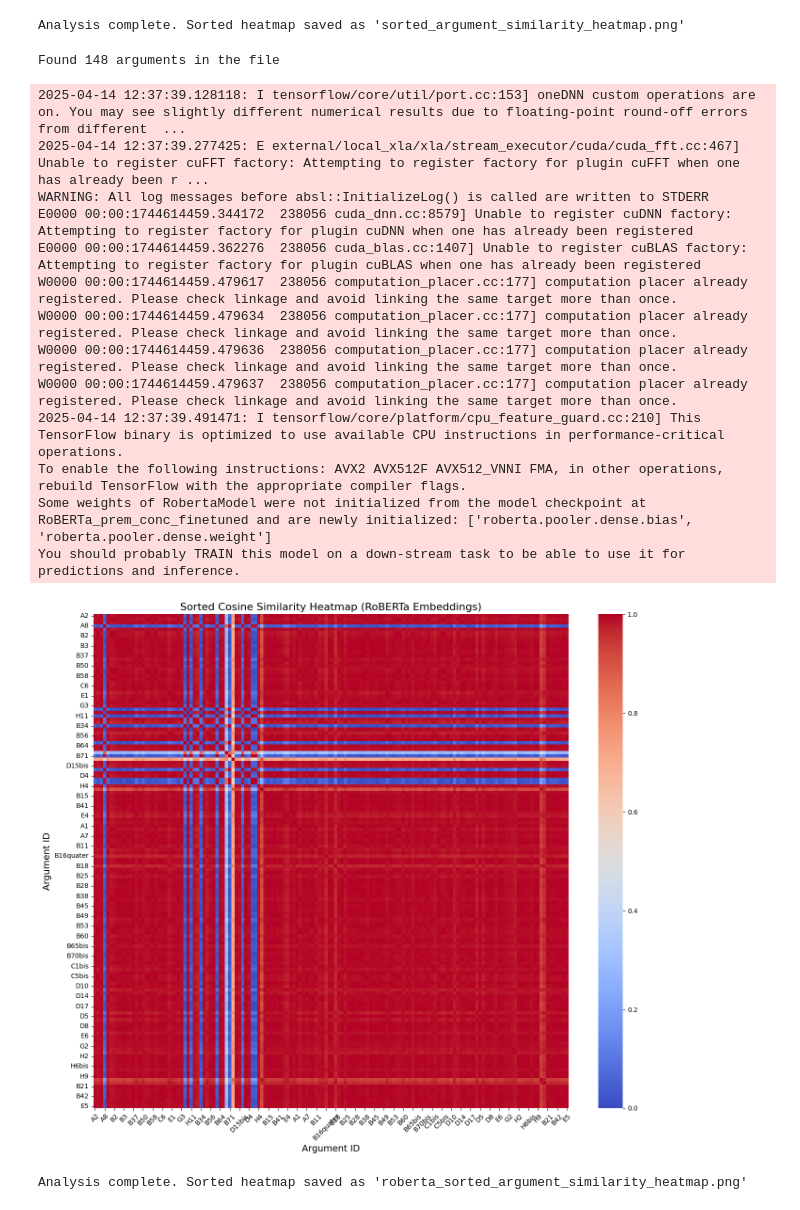
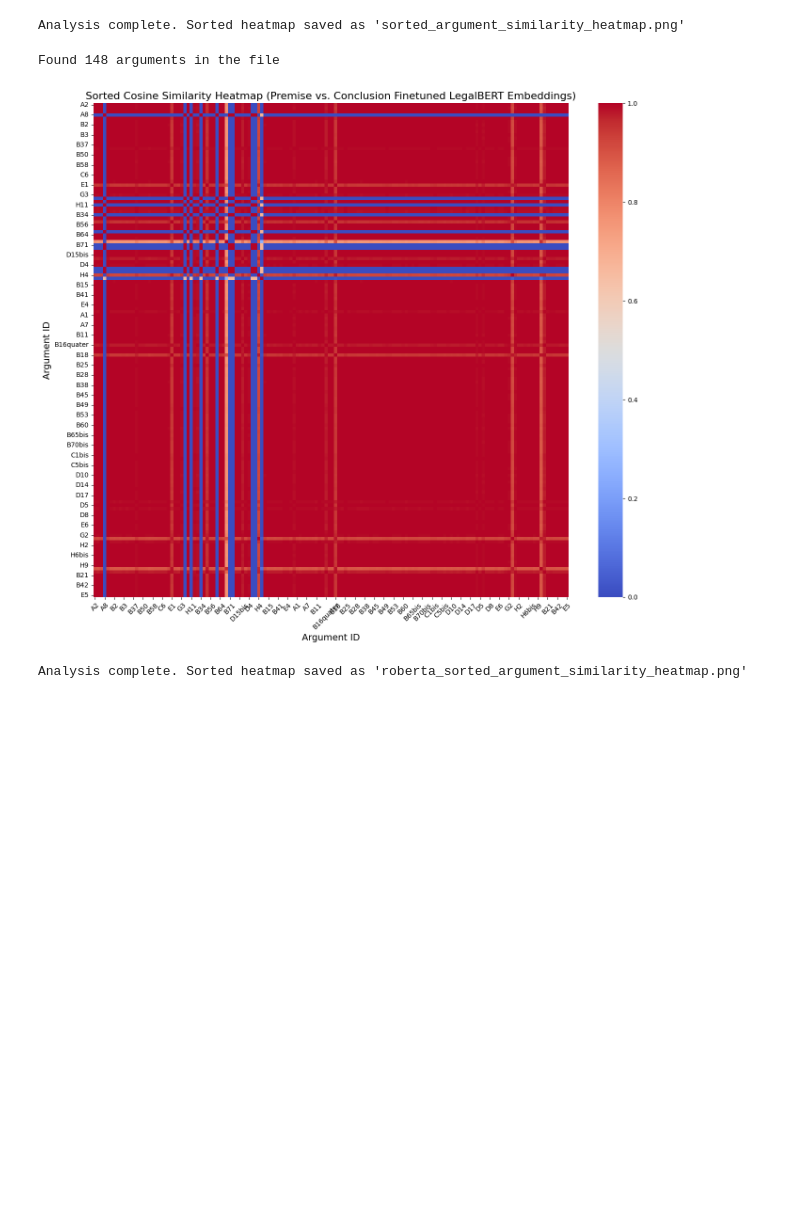
Before and after one commit to suyamoonpathak/ArgumentationMining, a Jupyter notebook: 4 cosine_similarity/similarity.ipynb, the cells around one changed output. Cells and saved outputs as stored; diff of their text form; code cells hidden in the pictures; blank space fills up the shorter version.

Commit message:
legalbert heatmaps

```diff
--- a/4 cosine_similarity/similarity.ipynb
+++ b/4 cosine_similarity/similarity.ipynb
@@ -417,47 +417,34 @@ def generate_sorted_similarity_heatmap(file_path, model_path, predefined_order):
         annot=False,  # No annotations as requested
         cmap="coolwarm",
         cbar=True,
         vmin=0,
         vmax=1
     )
 
-    plt.title("Sorted Cosine Similarity Heatmap (RoBERTa Embeddings)", fontsize=16)
+    plt.title("Sorted Cosine Similarity Heatmap (Premise vs. Conclusion Finetuned LegalBERT Embeddings)", fontsize=16)
     plt.xlabel("Argument ID", fontsize=14)
     plt.ylabel("Argument ID", fontsize=14)
     plt.xticks(rotation=45, fontsize=10)
     plt.yticks(rotation=0, fontsize=10)
     plt.tight_layout()
     plt.savefig("roberta_sorted_argument_similarity_heatmap.png", dpi=300, bbox_inches="tight")
     plt.show()
 
     return sorted_sim_df
 
 if __name__ == "__main__":
     # Use the predefined order from the user's input
     supporting_first = ['A2', 'A3', 'A6', 'A8', 'B14', 'B19', 'B2', 'B27', 'B29', 'B3', 'B31', 'B32', 'B37', 'B48', 'B5', 'B50', 'B54', 'B55', 'B58', 'B7', 'B70', 'C6', 'C9', 'D11', 'E1', 'E3', 'F3', 'G3', 'G6', 'H10', 'H11', 'B16bis', 'B33', 'B34', 'B39', 'B40', 'B56', 'B59', 'B62', 'B64', 'B66', 'B68', 'B71', 'C1', 'C4', 'D15bis', 'D19', 'D3', 'D4', 'E7', 'F4', 'H4', 'H5']
     attacking_next = ['B16bis', 'B64', 'C1', 'D1', 'D15bis', 'D4', 'B15', 'B35', 'B35bis', 'B41', 'B43', 'B63', 'E4', 'F1', 'H1']
     no_relation_last = ['57bis', 'A1', 'A4', 'A5', 'A7', 'B1', 'B10', 'B11', 'B12', 'B13', 'B16quater', 'B16ter', 'B17', 'B18', 'B20', 'B24', 'B25', 'B26', 'B27bis', 'B28', 'B30', 'B36', 'B38', 'B4', 'B44', 'B45', 'B46', 'B47', 'B49', 'B51', 'B52', 'B53', 'B57', 'B6', 'B60', 'B61', 'B65', 'B65bis', 'B67', 'B69', 'B70bis', 'B8', 'B9', 'C1bis', 'C3', 'C5', 'C5bis', 'C7', 'C8', 'D10', 'D12', 'D13', 'D14', 'D15', 'D16', 'D17', 'D18', 'D2', 'D5', 'D6', 'D7', 'D8', 'D8bis', 'D9', 'E2', 'E6', 'F2', 'G1', 'G2', 'G4', 'G5', 'H2', 'H3', 'H6', 'H6bis', 'H7', 'H8', 'H9', 'C2', 'B16', 'B21', 'B22', 'B23', 'B42', 'B57bis', 'B8bis', 'E5']
 
     # Combine all categories in the requested order
     predefined_order = supporting_first + attacking_next + no_relation_last
 
     # Generate the heatmap
-    similarity_matrix = generate_sorted_similarity_heatmap("R2021_Prosegur Compañía de Seguridad SA, established in Madrid (Spain) v Commission.xml", "RoBERTa_prem_conc_finetuned", predefined_order)
+    similarity_matrix = generate_sorted_similarity_heatmap("R2021_Prosegur Compañía de Seguridad SA, established in Madrid (Spain) v Commission.xml", "../3 GNN/best_model_legalbert_pc", predefined_order)
     print("Analysis complete. Sorted heatmap saved as 'roberta_sorted_argument_similarity_heatmap.png'")
 # %% [output]
 Found 148 arguments in the file
+[figure, new version]
-2025-04-14 12:37:39.128118: I tensorflow/core/util/port.cc:153] oneDNN custom operations are on. You may see slightly different numerical results due to floating-point round-off errors from different  ...
-2025-04-14 12:37:39.277425: E external/local_xla/xla/stream_executor/cuda/cuda_fft.cc:467] Unable to register cuFFT factory: Attempting to register factory for plugin cuFFT when one has already been r ...
-WARNING: All log messages before absl::InitializeLog() is called are written to STDERR
-E0000 00:00:1744614459.344172  238056 cuda_dnn.cc:8579] Unable to register cuDNN factory: Attempting to register factory for plugin cuDNN when one has already been registered
-E0000 00:00:1744614459.362276  238056 cuda_blas.cc:1407] Unable to register cuBLAS factory: Attempting to register factory for plugin cuBLAS when one has already been registered
-W0000 00:00:1744614459.479617  238056 computation_placer.cc:177] computation placer already registered. Please check linkage and avoid linking the same target more than once.
-W0000 00:00:1744614459.479634  238056 computation_placer.cc:177] computation placer already registered. Please check linkage and avoid linking the same target more than once.
-W0000 00:00:1744614459.479636  238056 computation_placer.cc:177] computation placer already registered. Please check linkage and avoid linking the same target more than once.
-W0000 00:00:1744614459.479637  238056 computation_placer.cc:177] computation placer already registered. Please check linkage and avoid linking the same target more than once.
-2025-04-14 12:37:39.491471: I tensorflow/core/platform/cpu_feature_guard.cc:210] This TensorFlow binary is optimized to use available CPU instructions in performance-critical operations.
-To enable the following instructions: AVX2 AVX512F AVX512_VNNI FMA, in other operations, rebuild TensorFlow with the appropriate compiler flags.
-Some weights of RobertaModel were not initialized from the model checkpoint at RoBERTa_prem_conc_finetuned and are newly initialized: ['roberta.pooler.dense.bias', 'roberta.pooler.dense.weight']
-You should probably TRAIN this model on a down-stream task to be able to use it for predictions and inference.
+Analysis complete. Sorted heatmap saved as 'roberta_sorted_argument_similarity_heatmap.png'
-[figure, old version]
-Analysis complete. Sorted heatmap saved as 'roberta_sorted_argument_similarity_heatmap.png'
```
Also changed, not shown: parts of 1 cell of this notebook, 1 other file.
